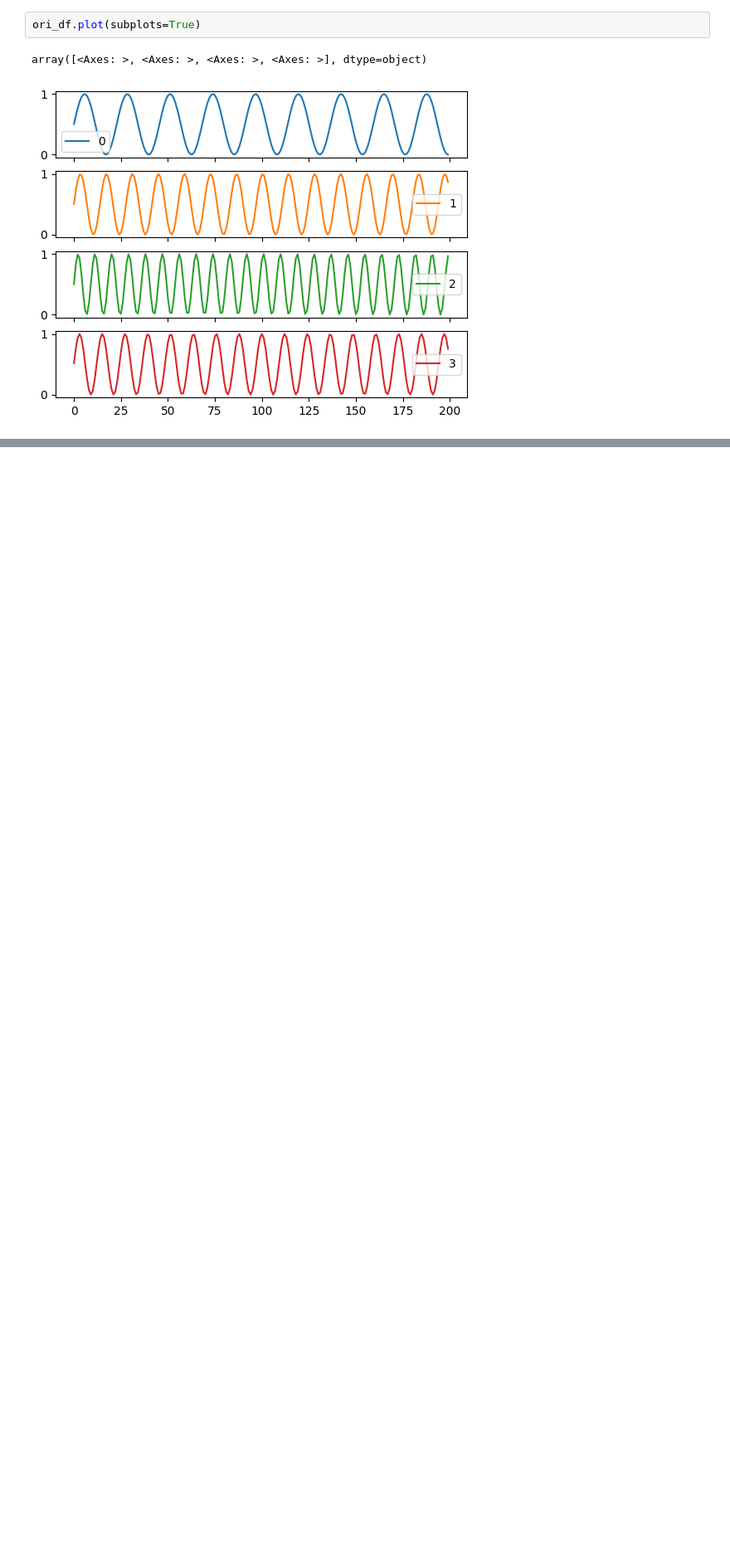
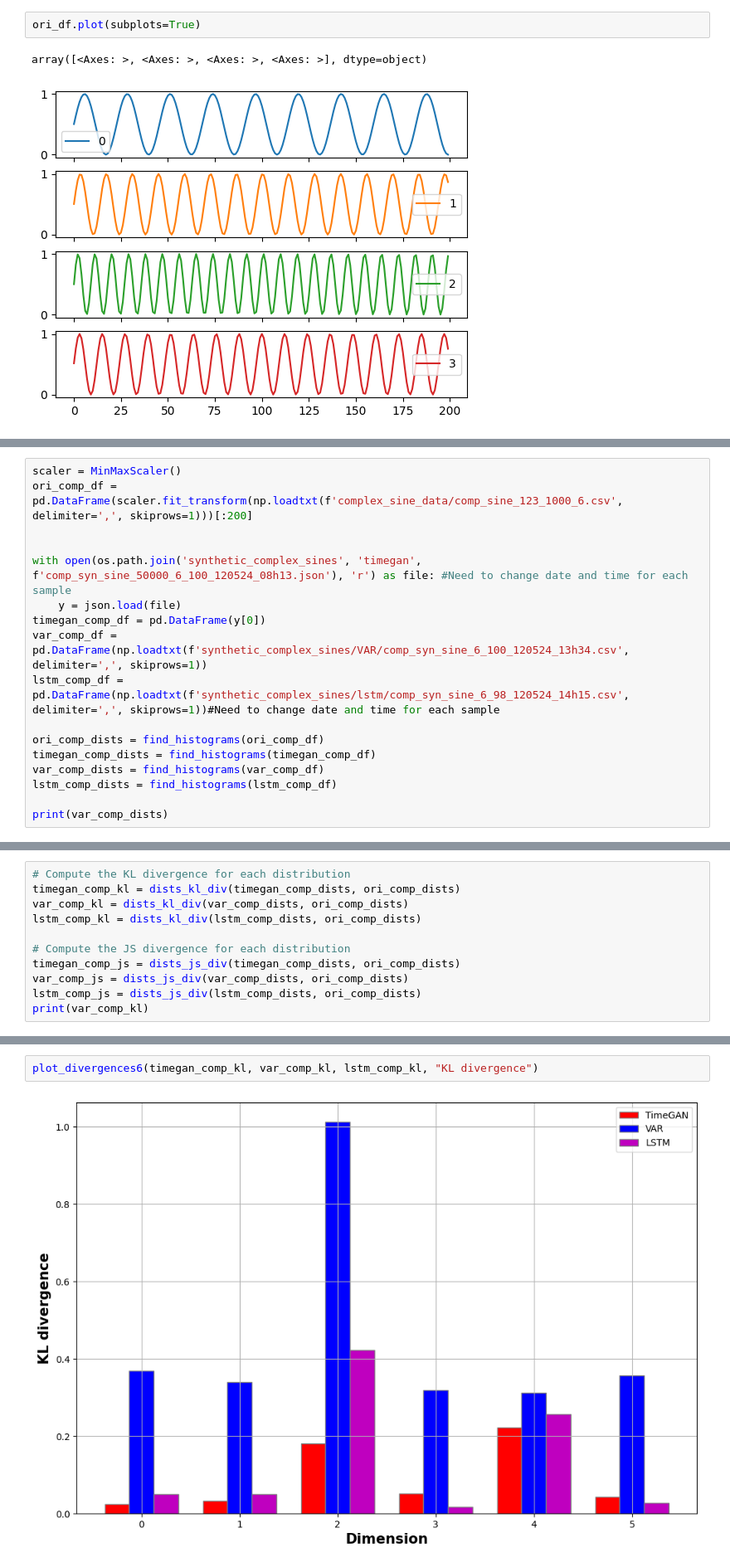
Before and after one commit to fredrikSveen/MSc_time_series_GAN, a Jupyter notebook: statistical_evaluation.ipynb, the cells around one changed output, grey strips where cells are left out. Shown at 83% size. Drawn from its saved outputs; the diff is of its cells as text; blank space fills up the shorter version.

```diff
--- a/statistical_evaluation.ipynb
+++ b/statistical_evaluation.ipynb
@@ -150,0 +160,17 @@ plt.show()
+# %%
+scaler = MinMaxScaler()
+ori_comp_df = pd.DataFrame(scaler.fit_transform(np.loadtxt(f'complex_sine_data/comp_sine_123_1000_6.csv', delimiter=',', skiprows=1)))[:200]
+
+
+with open(os.path.join('synthetic_complex_sines', 'timegan', f'comp_syn_sine_50000_6_100_120524_08h13.json'), 'r') as file: #Need to change date and time for each sample
+    y = json.load(file)
+timegan_comp_df = pd.DataFrame(y[0])
+var_comp_df = pd.DataFrame(np.loadtxt(f'synthetic_complex_sines/VAR/comp_syn_sine_6_100_120524_13h34.csv', delimiter=',', skiprows=1))
+lstm_comp_df = pd.DataFrame(np.loadtxt(f'synthetic_complex_sines/lstm/comp_syn_sine_6_98_120524_14h15.csv', delimiter=',', skiprows=1))#Need to change date and time for each sample
+
+ori_comp_dists = find_histograms(ori_comp_df)
+timegan_comp_dists = find_histograms(timegan_comp_df)
+var_comp_dists = find_histograms(var_comp_df)
+lstm_comp_dists = find_histograms(lstm_comp_df)
+
+print(var_comp_dists)
@@ -150,0 +186,11 @@ plt.show()
+# %%
+# Compute the KL divergence for each distribution
+timegan_comp_kl = dists_kl_div(timegan_comp_dists, ori_comp_dists)
+var_comp_kl = dists_kl_div(var_comp_dists, ori_comp_dists)
+lstm_comp_kl = dists_kl_div(lstm_comp_dists, ori_comp_dists)
+
+# Compute the JS divergence for each distribution
+timegan_comp_js = dists_js_div(timegan_comp_dists, ori_comp_dists)
+var_comp_js = dists_js_div(var_comp_dists, ori_comp_dists)
+lstm_comp_js = dists_js_div(lstm_comp_dists, ori_comp_dists)
+print(var_comp_kl)
@@ -150,0 +199,4 @@ plt.show()
+# %%
+plot_divergences6(timegan_comp_kl, var_comp_kl, lstm_comp_kl, "KL divergence")
+# %% [output]
+[figure, added]
```
Also changed, not shown: parts of 12 cells of this notebook.
